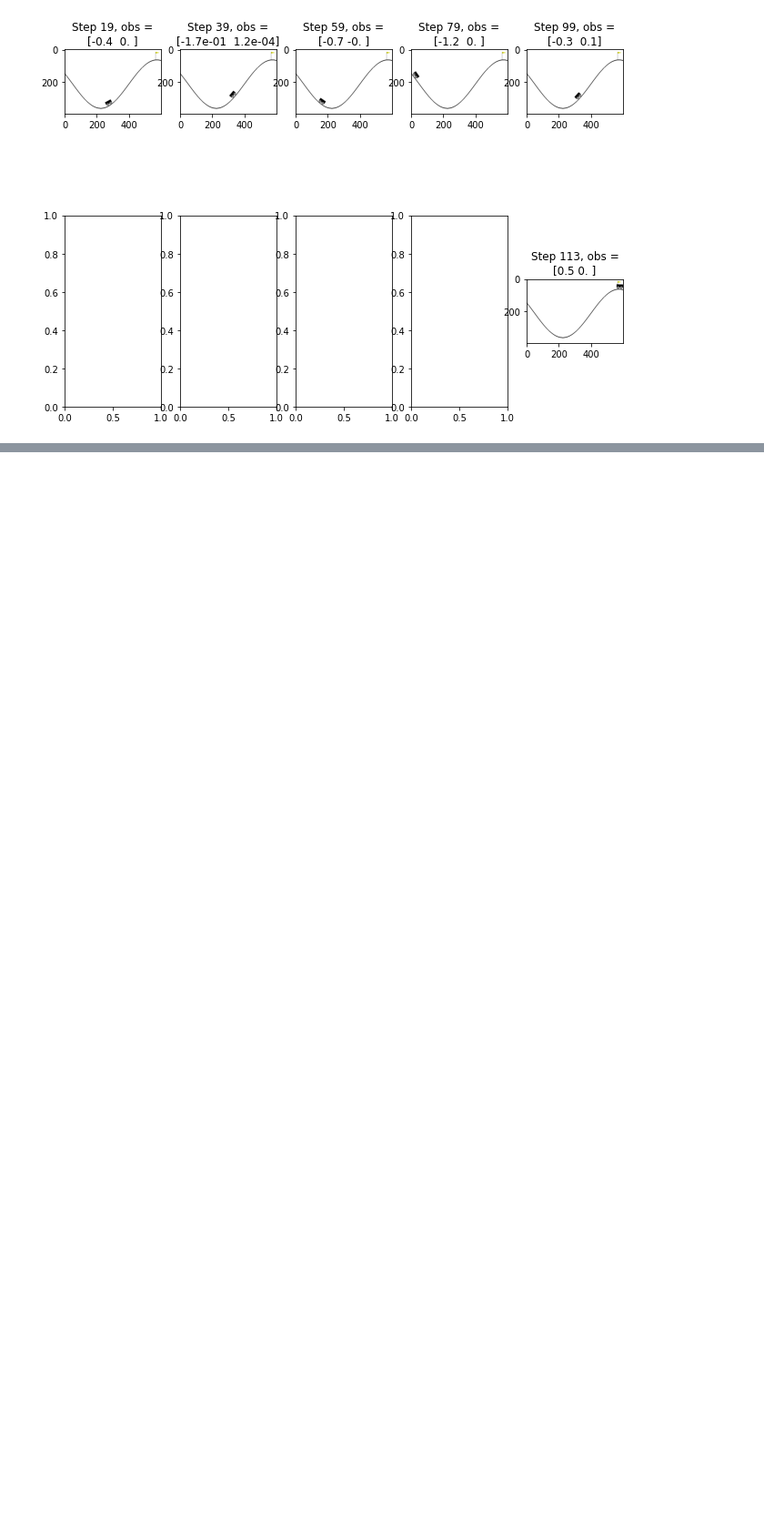
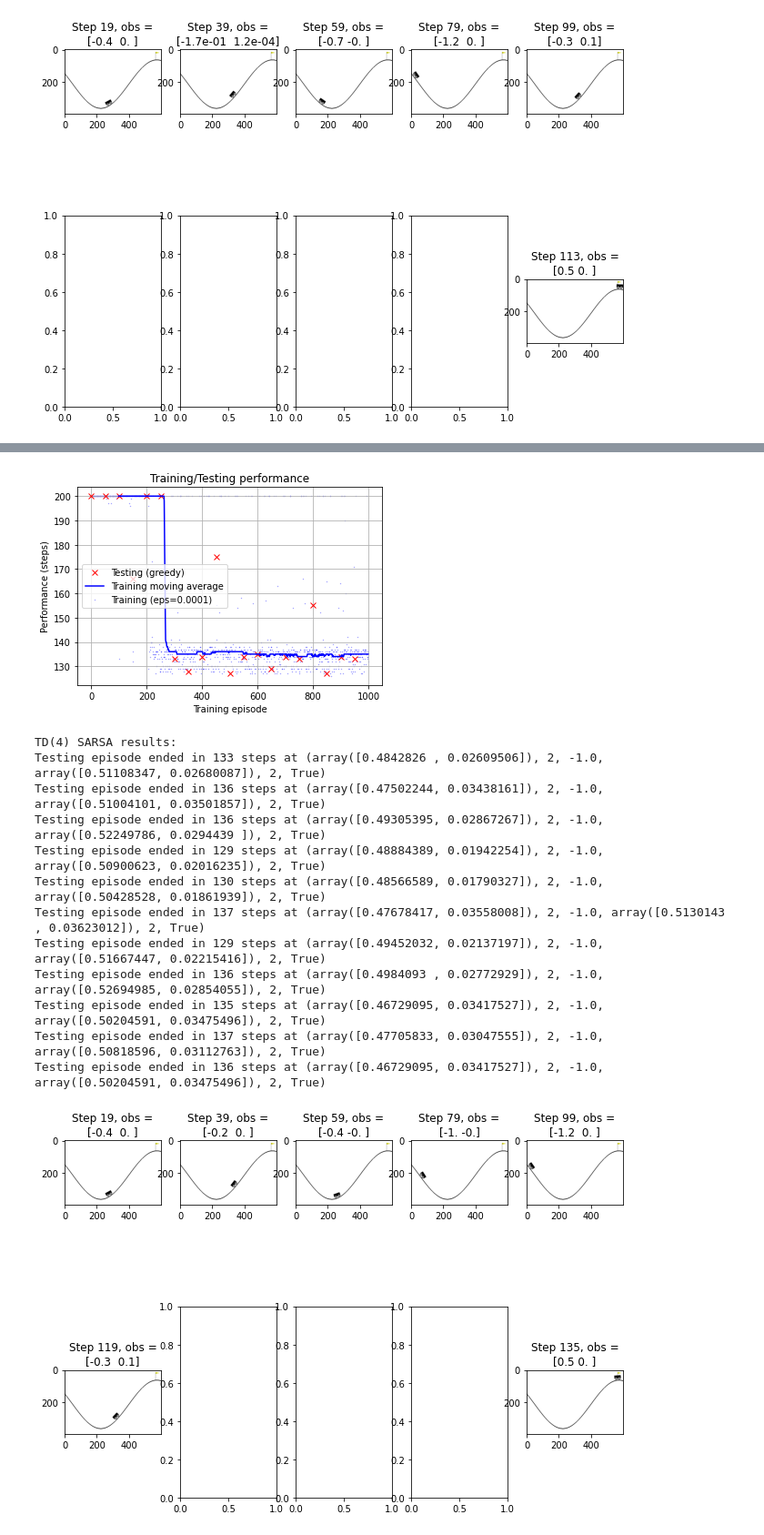
Before and after one commit to constructor-s/aps1080_winter_2021, a Jupyter notebook: A3/A3.ipynb, the cells around one changed output, grey strips where cells are left out. Shown at 91% size. Drawn from its saved outputs; the diff is of its cells as text; code cells hidden in the pictures; blank space fills up the shorter version.

```diff
--- a/A3/A3.ipynb
+++ b/A3/A3.ipynb
@@ -619,0 +739,17 @@ Among TD(n) SARSA controllers, larger n usually achieved more efficient training
+# %%
+train_tdn_tree_backup(n=4)
+# %% [output]
+[figure, added]
+TD(4) SARSA results:
+Testing episode ended in 133 steps at (array([0.4842826 , 0.02609506]), 2, -1.0, array([0.51108347, 0.02680087]), 2, True)
+Testing episode ended in 136 steps at (array([0.47502244, 0.03438161]), 2, -1.0, array([0.51004101, 0.03501857]), 2, True)
+Testing episode ended in 136 steps at (array([0.49305395, 0.02867267]), 2, -1.0, array([0.52249786, 0.0294439 ]), 2, True)
+Testing episode ended in 129 steps at (array([0.48884389, 0.01942254]), 2, -1.0, array([0.50900623, 0.02016235]), 2, True)
+Testing episode ended in 130 steps at (array([0.48566589, 0.01790327]), 2, -1.0, array([0.50428528, 0.01861939]), 2, True)
+Testing episode ended in 137 steps at (array([0.47678417, 0.03558008]), 2, -1.0, array([0.5130143 , 0.03623012]), 2, True)
+Testing episode ended in 129 steps at (array([0.49452032, 0.02137197]), 2, -1.0, array([0.51667447, 0.02215416]), 2, True)
+Testing episode ended in 136 steps at (array([0.4984093 , 0.02772929]), 2, -1.0, array([0.52694985, 0.02854055]), 2, True)
+Testing episode ended in 135 steps at (array([0.46729095, 0.03417527]), 2, -1.0, array([0.50204591, 0.03475496]), 2, True)
+Testing episode ended in 137 steps at (array([0.47705833, 0.03047555]), 2, -1.0, array([0.50818596, 0.03112763]), 2, True)
+Testing episode ended in 136 steps at (array([0.46729095, 0.03417527]), 2, -1.0, array([0.50204591, 0.03475496]), 2, True)
+[figure, added]
```
Also changed, not shown: parts of 16 cells of this notebook.
